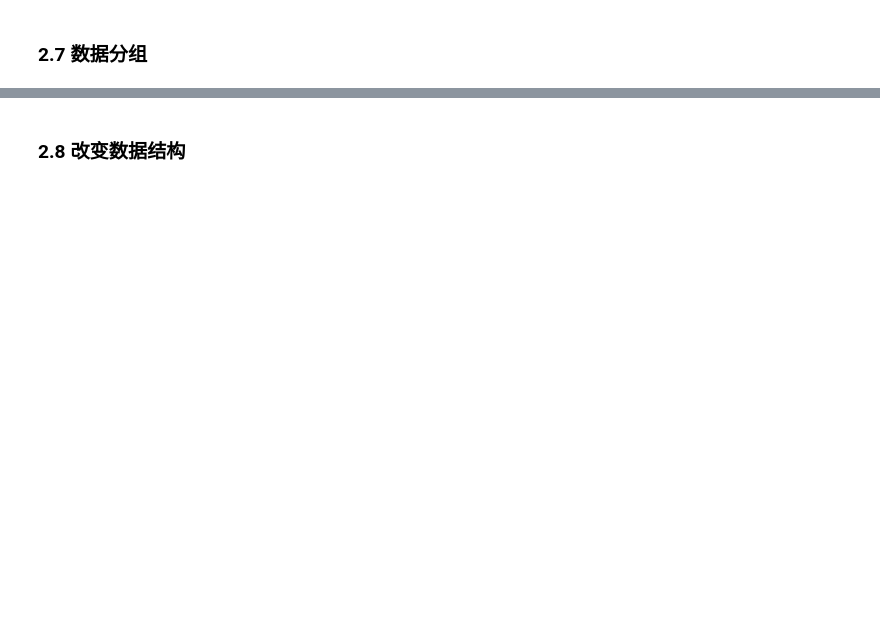
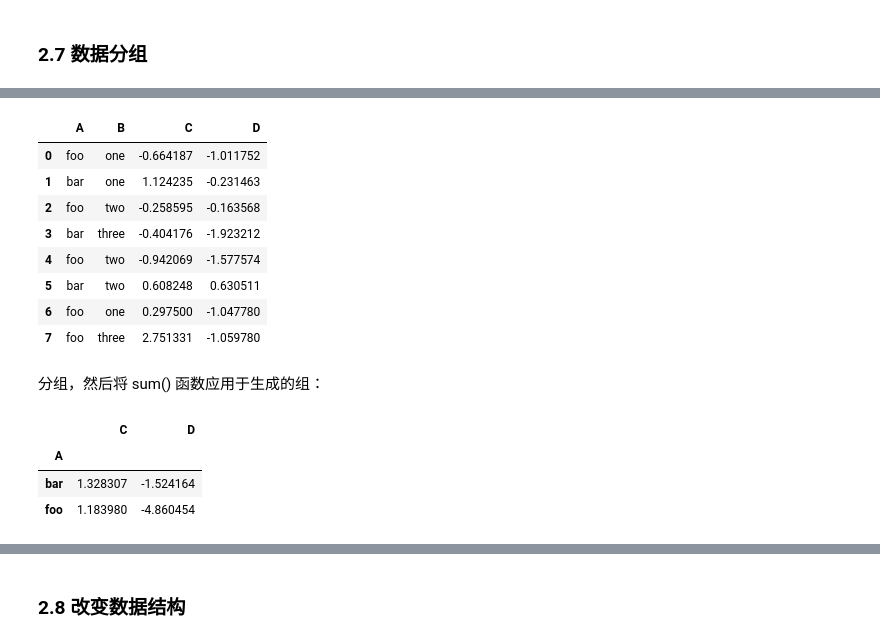
Before and after one commit to dptech-corp/bohrium-notebook, a Jupyter notebook: Proem/Pandas_Quick_Start_Tutorial.ipynb, the cells around one changed output, grey strips where cells are left out. Drawn from its saved outputs; the diff is of its cells as text; code cells hidden in the pictures; blank space fills up the shorter version.

```diff
--- a/Proem/Pandas_Quick_Start_Tutorial.ipynb
+++ b/Proem/Pandas_Quick_Start_Tutorial.ipynb
@@ -313,0 +662,28 @@ print(f'所用时间是上一步的 {np.divide(time2, time1):.3f} 倍')
+# %%
+df = pd.DataFrame({'A': ['foo', 'bar', 'foo', 'bar',
+                         'foo', 'bar', 'foo', 'foo'],
+                   'B': ['one', 'one', 'two', 'three',
+                         'two', 'two', 'one', 'three'],
+                   'C': np.random.randn(8),
+                   'D': np.random.randn(8)})
+
+df
+# %% [output]
+|  | A | B | C | D |
+| 0 | foo | one | -0.664187 | -1.011752 |
+| 1 | bar | one | 1.124235 | -0.231463 |
+| 2 | foo | two | -0.258595 | -0.163568 |
+| 3 | bar | three | -0.404176 | -1.923212 |
+| 4 | foo | two | -0.942069 | -1.577574 |
+| 5 | bar | two | 0.608248 | 0.630511 |
+| 6 | foo | one | 0.297500 | -1.047780 |
+| 7 | foo | three | 2.751331 | -1.059780 |
+# %% [markdown]
+分组，然后将 sum() 函数应用于生成的组：
+# %%
+df.groupby("A")[["C", "D"]].sum()
+# %% [output]
+|  | C | D |
+| A |  |  |
+| bar | 1.328307 | -1.524164 |
+| foo | 1.183980 | -4.860454 |
```
Also changed, not shown: parts of 60 cells of this notebook.
